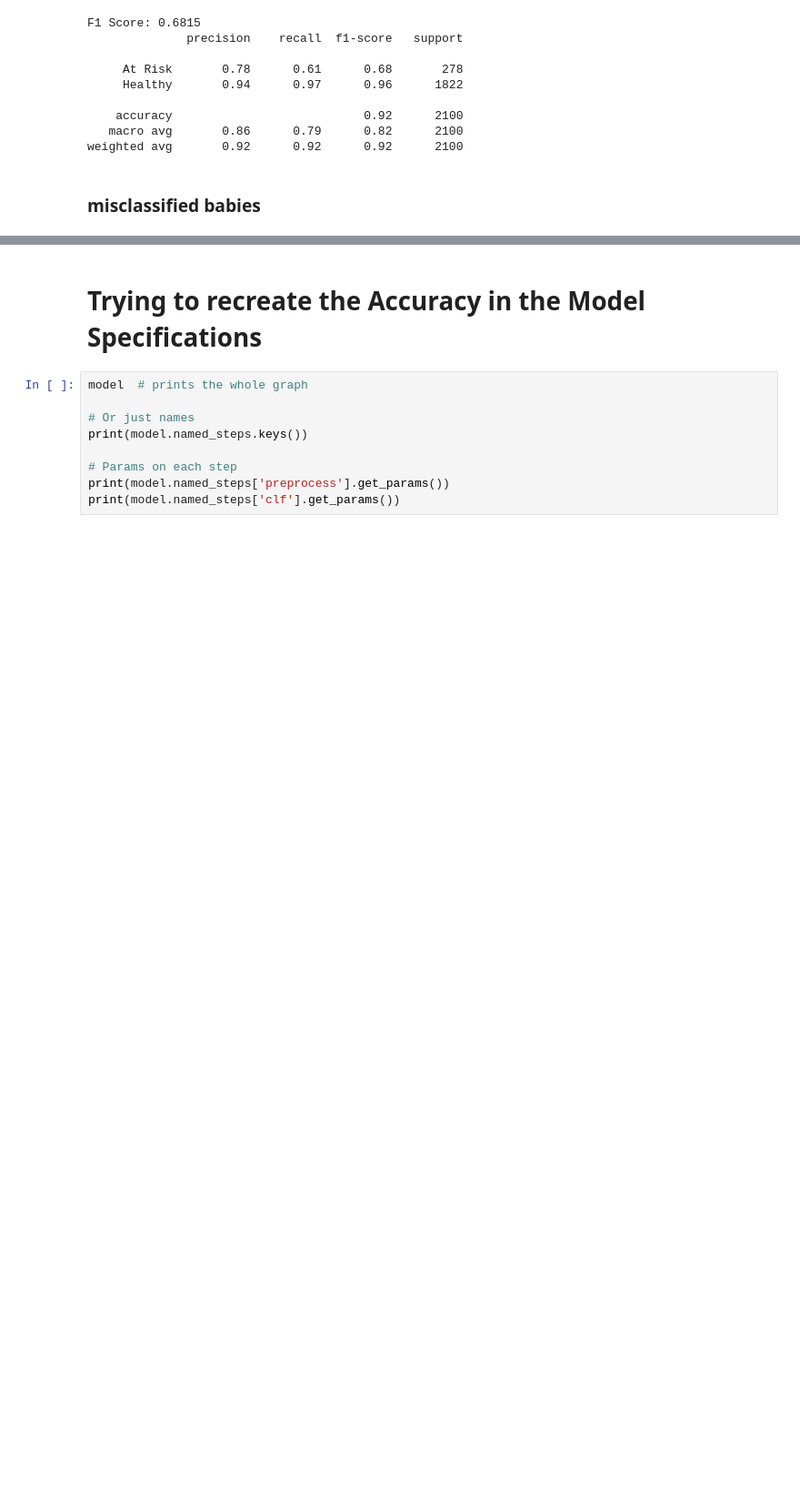
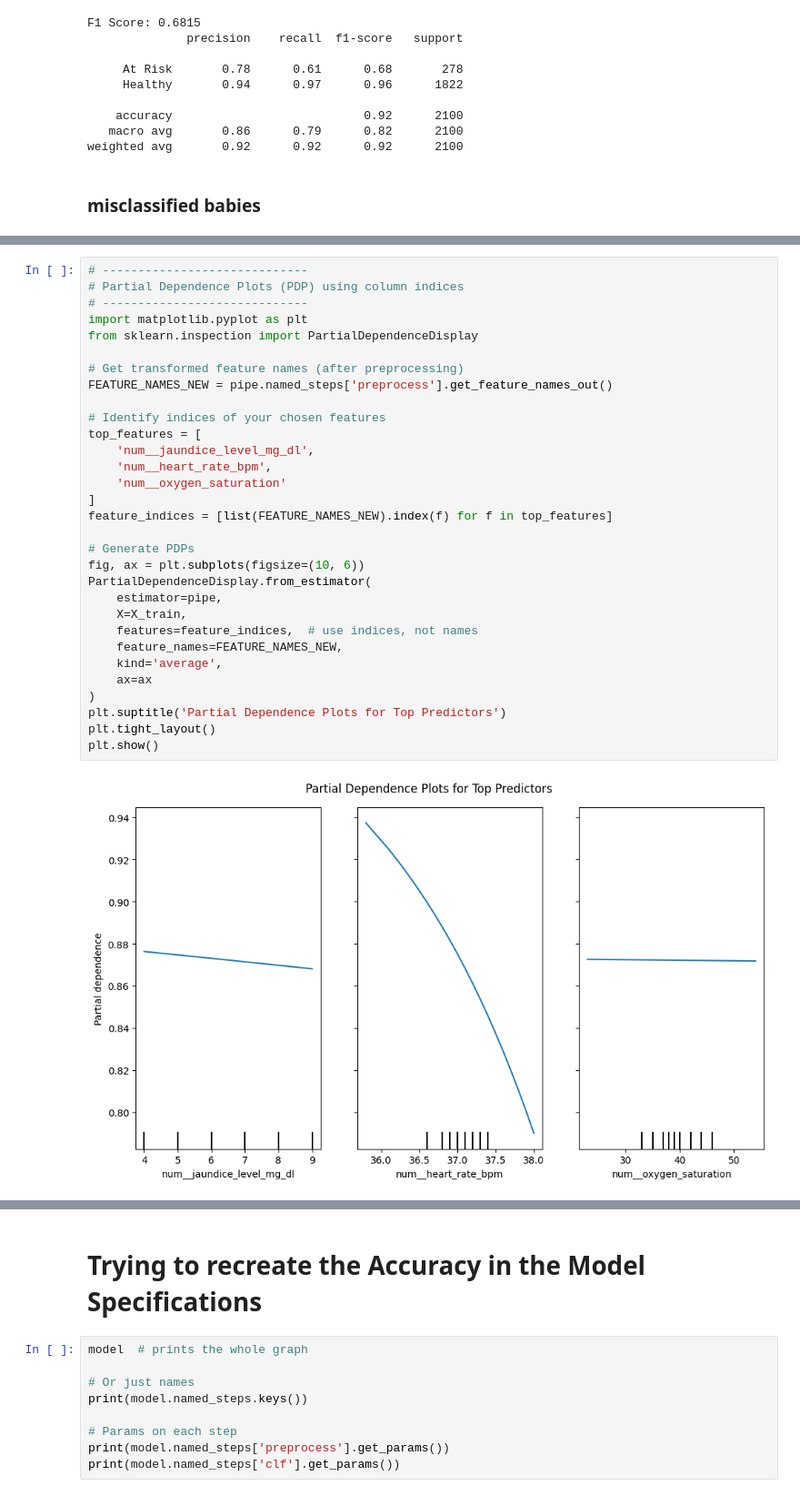
Before and after one commit to R-Vel/ML_Lab2, a Jupyter notebook: ML2 Lab 2.ipynb, the cells around one changed output, grey strips where cells are left out. Shown at 91% size. Saved outputs shown, nothing was run; the diff lists cells and outputs as text; blank space fills up the shorter version.

```diff
--- a/ML2 Lab 2.ipynb
+++ b/ML2 Lab 2.ipynb
@@ -220,0 +367,33 @@ weighted avg       0.92      0.92      0.92      2100
+# %%
+# -----------------------------
+# Partial Dependence Plots (PDP) using column indices
+# -----------------------------
+import matplotlib.pyplot as plt
+from sklearn.inspection import PartialDependenceDisplay
+
+# Get transformed feature names (after preprocessing)
+FEATURE_NAMES_NEW = pipe.named_steps['preprocess'].get_feature_names_out()
+
+# Identify indices of your chosen features
+top_features = [
+    'num__jaundice_level_mg_dl',
+    'num__heart_rate_bpm',
+    'num__oxygen_saturation'
+]
+feature_indices = [list(FEATURE_NAMES_NEW).index(f) for f in top_features]
+
+# Generate PDPs
+fig, ax = plt.subplots(figsize=(10, 6))
+PartialDependenceDisplay.from_estimator(
+    estimator=pipe,
+    X=X_train,
+    features=feature_indices,  # use indices, not names
+    feature_names=FEATURE_NAMES_NEW,
+    kind='average',
+    ax=ax
+)
+plt.suptitle('Partial Dependence Plots for Top Predictors')
+plt.tight_layout()
+plt.show()
+# %% [output]
+[figure, added]
```
Also changed, not shown: parts of 6 cells of this notebook, 4 other files.
